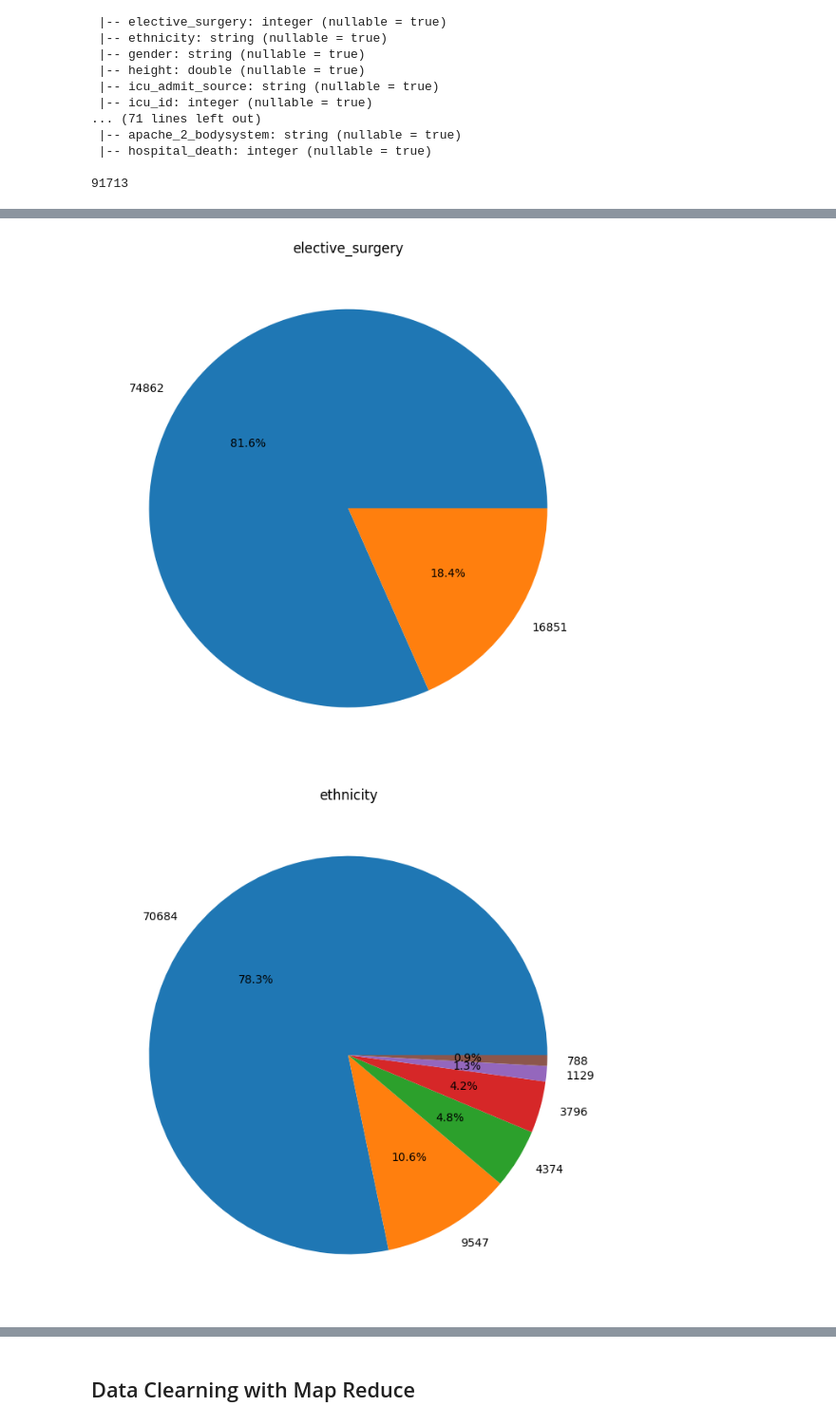
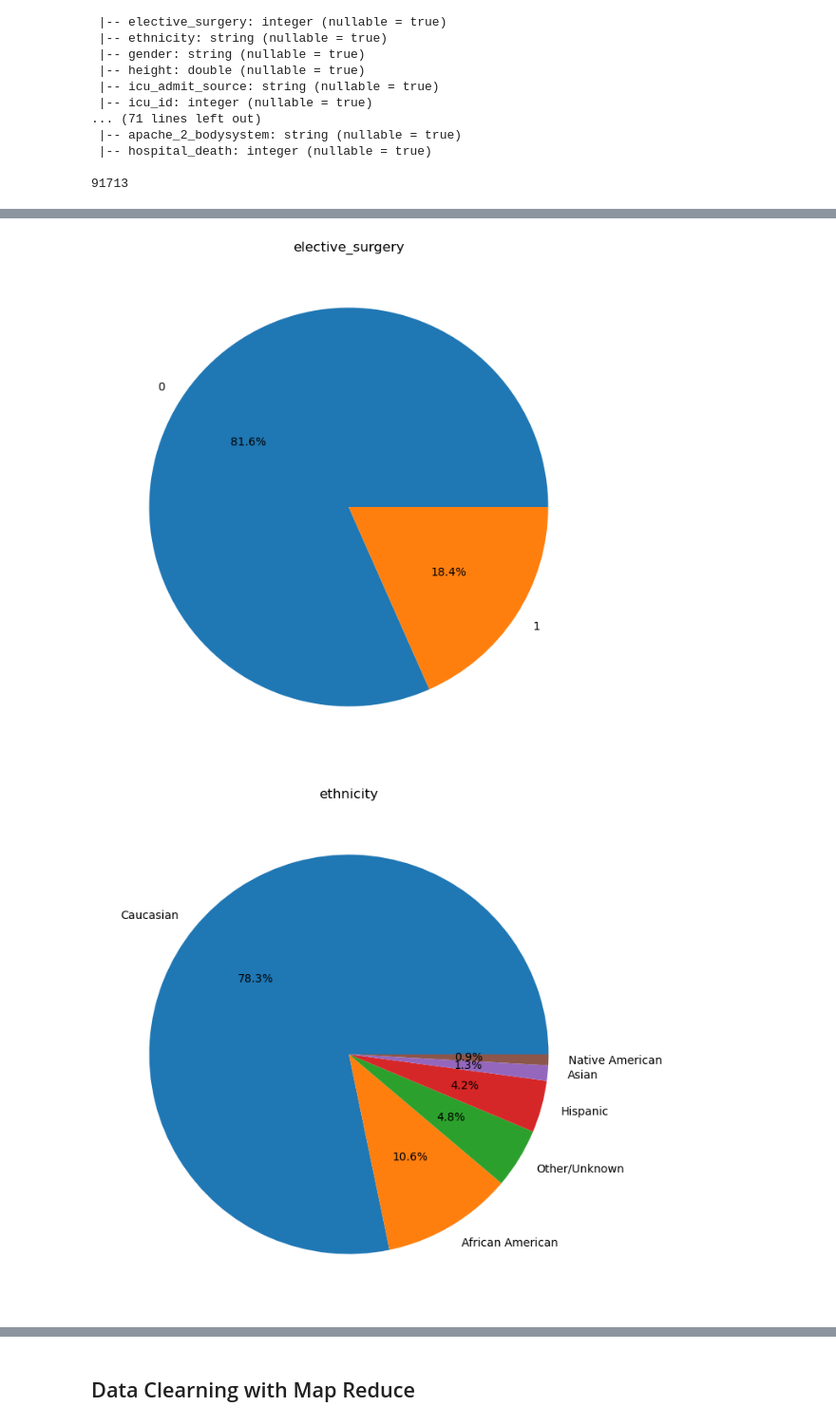
Before and after one commit to sohad-hossam/Patient-Survival-Prediction_Big-data-2024, a Jupyter notebook: FinalDoc.ipynb, the cells around one changed output, grey strips where cells are left out. Shown at 95% size. Drawn from its saved outputs; the diff is of its cells as text; code cells hidden in the pictures.

```diff
--- a/FinalDoc.ipynb
+++ b/FinalDoc.ipynb
@@ -74,3 +74,14 @@ root
  |-- hospital_death: integer (nullable = true)
 
 91713
+# %%
+pandasds= dataset.toPandas()
+for col_name, dtype in pandasds.dtypes.items():
+    if dtype != 'int64' and dtype != 'float64':
+        value_counts = pandasds[col_name].value_counts()
+        if len(value_counts) <= 2 and col_name != 'hospital_death':
+            death_feature_counts = pandasds.groupby([col_name, 'hospital_death'])[col_name].count()
+            plt.figure(figsize=(8, 8))
+            death_feature_counts.plot(kind='bar', stacked=True, color=['blue', 'red'])
+            plt.title(col_name)
+            plt.show()
@@ -77,13 +92,15 @@ root
 # %%
 pandasds= dataset.toPandas()
 for col_name, dtype in pandasds.dtypes.items():
     if dtype != 'int64' and dtype != 'float64':
         value_counts = pandasds[col_name].value_counts()
         if len(value_counts) <= 10:
             plt.figure(figsize=(8, 8))
-            plt.pie(value_counts, labels=value_counts.values, autopct='%1.1f%%')
+            # print(value_counts)
+            # break
+            plt.pie(value_counts, labels = value_counts.index, autopct='%1.1f%%')
             plt.title(col_name)
             plt.show()
 # %% [output]
-[figure, old version]
+[figure, new version]
-[figure, old version]
+[figure, new version]
```
Also changed, not shown: parts of 5 cells of this notebook.
